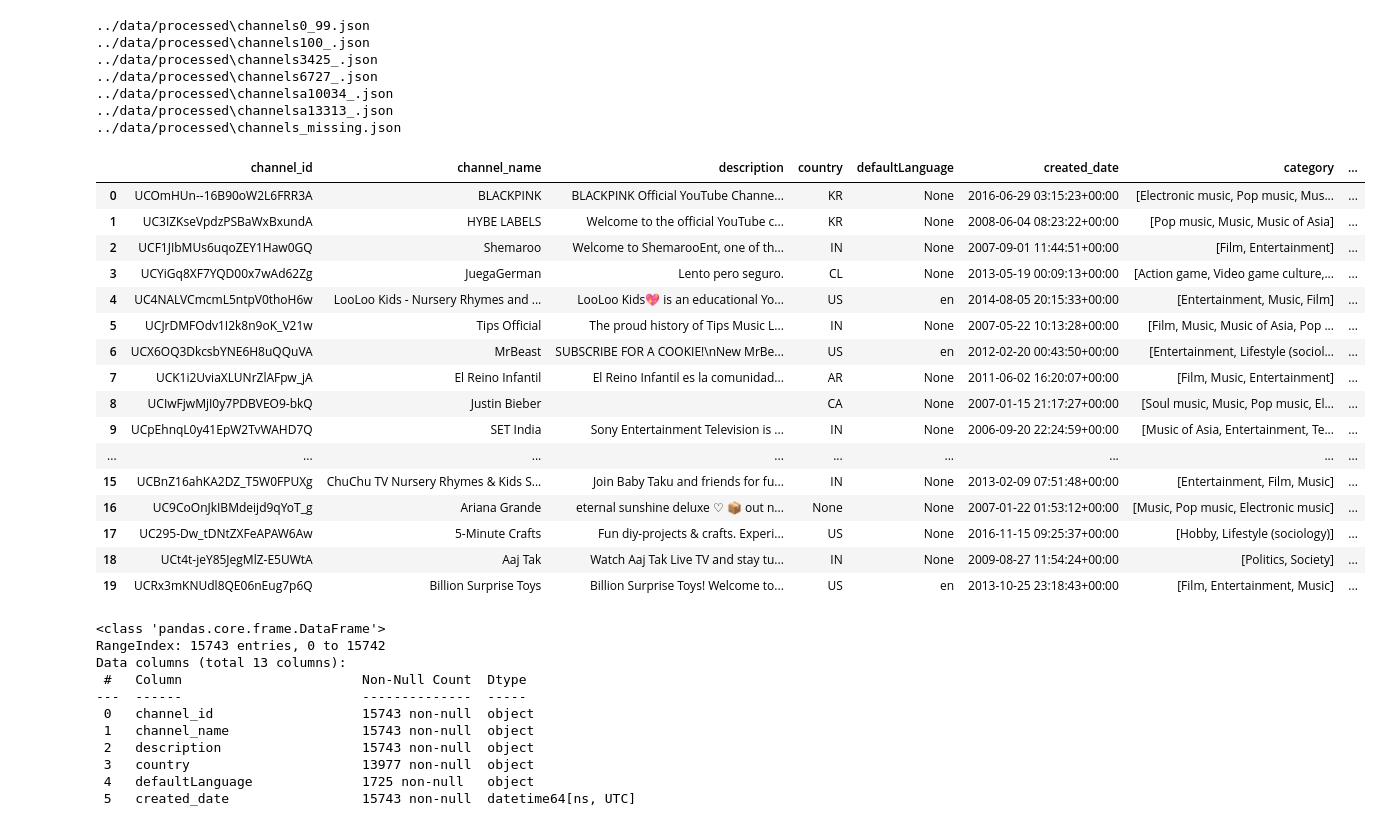
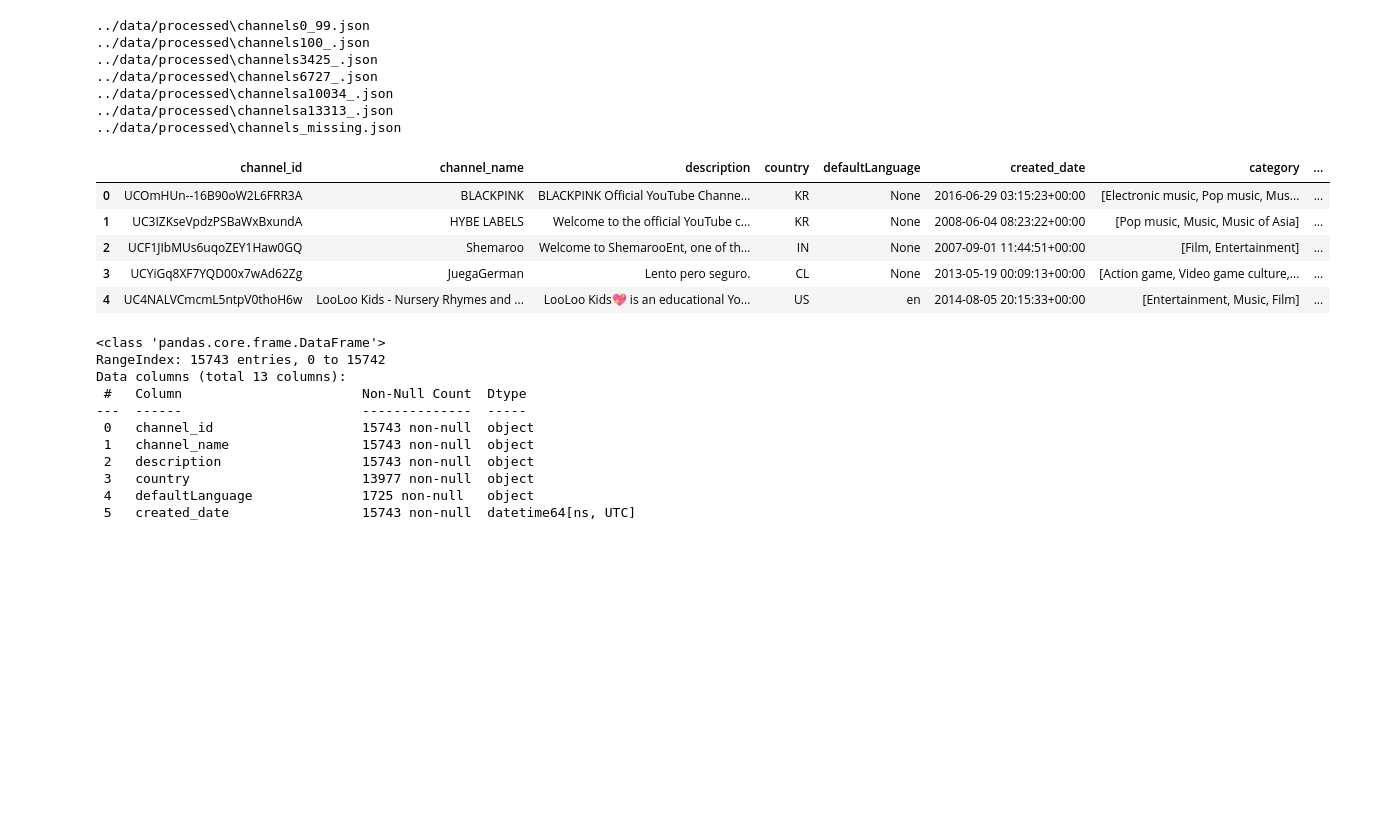
Before and after one commit to ricd99/ytrec, a Jupyter notebook: notebooks/EDA.ipynb, the cells around one changed output. Saved outputs shown, nothing was run; the diff lists cells and outputs as text; code cells hidden in the pictures; blank space fills up the shorter version.

```diff
--- a/notebooks/EDA.ipynb
+++ b/notebooks/EDA.ipynb
@@ -41,25 +41,14 @@ df = df.reset_index(drop=True)
 # %%
 df["created_date"] = pd.to_datetime(df["created_date"], format="ISO8601")
 # %%
-df.head(20)
+df.head()
 # %% [output]
 |  | channel_id | channel_name | description | country | defaultLanguage | created_date | category | ... |
 | 0 | UCOmHUn--16B90oW2L6FRR3A | BLACKPINK | BLACKPINK Official YouTube Channe... | KR | None | 2016-06-29 03:15:23+00:00 | [Electronic music, Pop music, Mus... | ... |
 | 1 | UC3IZKseVpdzPSBaWxBxundA | HYBE LABELS | Welcome to the official YouTube c... | KR | None | 2008-06-04 08:23:22+00:00 | [Pop music, Music, Music of Asia] | ... |
 | 2 | UCF1JIbMUs6uqoZEY1Haw0GQ | Shemaroo | Welcome to ShemarooEnt, one of th... | IN | None | 2007-09-01 11:44:51+00:00 | [Film, Entertainment] | ... |
 | 3 | UCYiGq8XF7YQD00x7wAd62Zg | JuegaGerman | Lento pero seguro. | CL | None | 2013-05-19 00:09:13+00:00 | [Action game, Video game culture,... | ... |
 | 4 | UC4NALVCmcmL5ntpV0thoH6w | LooLoo Kids - Nursery Rhymes and ... | LooLoo Kids💖 is an educational Yo... | US | en | 2014-08-05 20:15:33+00:00 | [Entertainment, Music, Film] | ... |
-| 5 | UCJrDMFOdv1I2k8n9oK_V21w | Tips Official | The proud history of Tips Music L... | IN | None | 2007-05-22 10:13:28+00:00 | [Film, Music, Music of Asia, Pop ... | ... |
-| 6 | UCX6OQ3DkcsbYNE6H8uQQuVA | MrBeast | SUBSCRIBE FOR A COOKIE!\nNew MrBe... | US | en | 2012-02-20 00:43:50+00:00 | [Entertainment, Lifestyle (sociol... | ... |
-| 7 | UCK1i2UviaXLUNrZlAFpw_jA | El Reino Infantil | El Reino Infantil es la comunidad... | AR | None | 2011-06-02 16:20:07+00:00 | [Film, Music, Entertainment] | ... |
-| 8 | UCIwFjwMjI0y7PDBVEO9-bkQ | Justin Bieber |  | CA | None | 2007-01-15 21:17:27+00:00 | [Soul music, Music, Pop music, El... | ... |
-| 9 | UCpEhnqL0y41EpW2TvWAHD7Q | SET India | Sony Entertainment Television is ... | IN | None | 2006-09-20 22:24:59+00:00 | [Music of Asia, Entertainment, Te... | ... |
-| ... | ... | ... | ... | ... | ... | ... | ... | ... |
-| 15 | UCBnZ16ahKA2DZ_T5W0FPUXg | ChuChu TV Nursery Rhymes & Kids S... | Join Baby Taku and friends for fu... | IN | None | 2013-02-09 07:51:48+00:00 | [Entertainment, Film, Music] | ... |
-| 16 | UC9CoOnJkIBMdeijd9qYoT_g | Ariana Grande | eternal sunshine deluxe ♡ 📦 out n... | None | None | 2007-01-22 01:53:12+00:00 | [Music, Pop music, Electronic music] | ... |
-| 17 | UC295-Dw_tDNtZXFeAPAW6Aw | 5-Minute Crafts | Fun diy-projects & crafts. Experi... | US | None | 2016-11-15 09:25:37+00:00 | [Hobby, Lifestyle (sociology)] | ... |
-| 18 | UCt4t-jeY85JegMlZ-E5UWtA | Aaj Tak | Watch Aaj Tak Live TV and stay tu... | IN | None | 2009-08-27 11:54:24+00:00 | [Politics, Society] | ... |
-| 19 | UCRx3mKNUdl8QE06nEug7p6Q | Billion Surprise Toys | Billion Surprise Toys! Welcome to... | US | en | 2013-10-25 23:18:43+00:00 | [Film, Entertainment, Music] | ... |
 # %%
 df.info()
 # %% [output]
```
Also changed, not shown: parts of 3 cells of this notebook.
